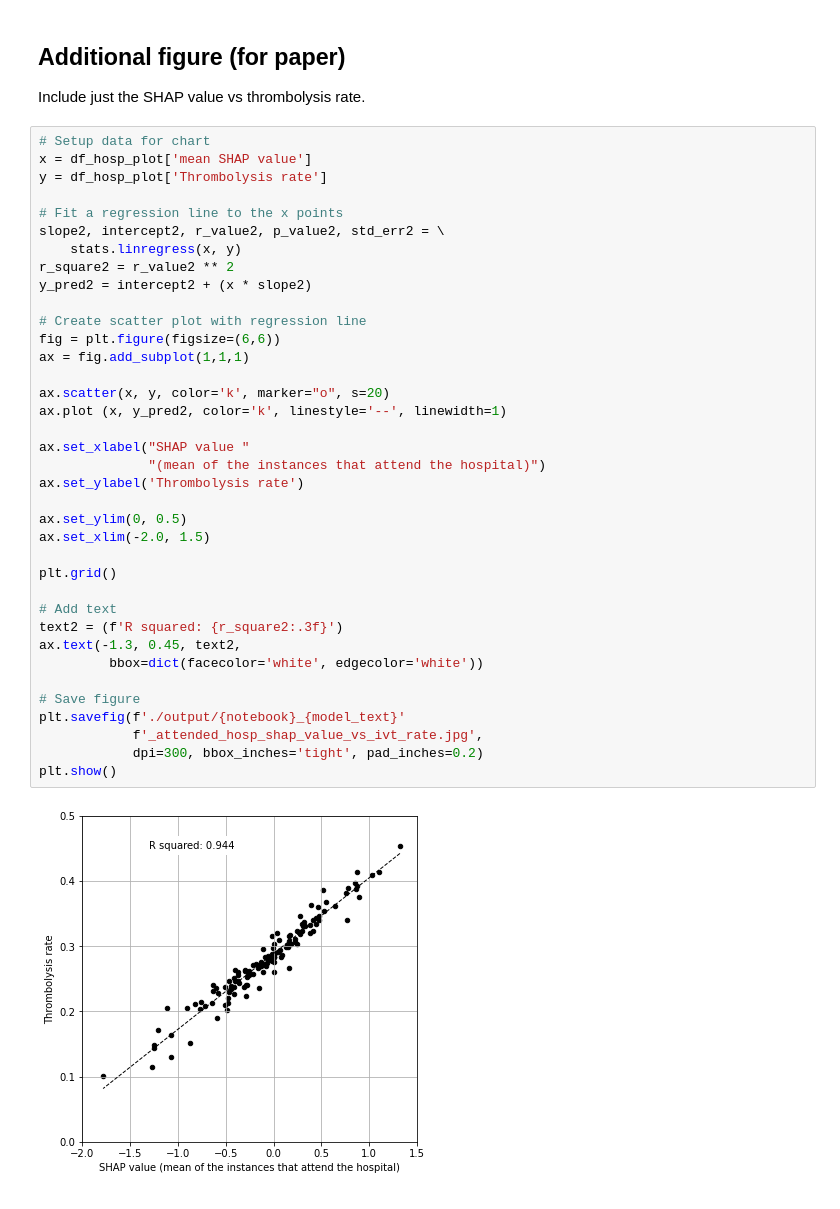
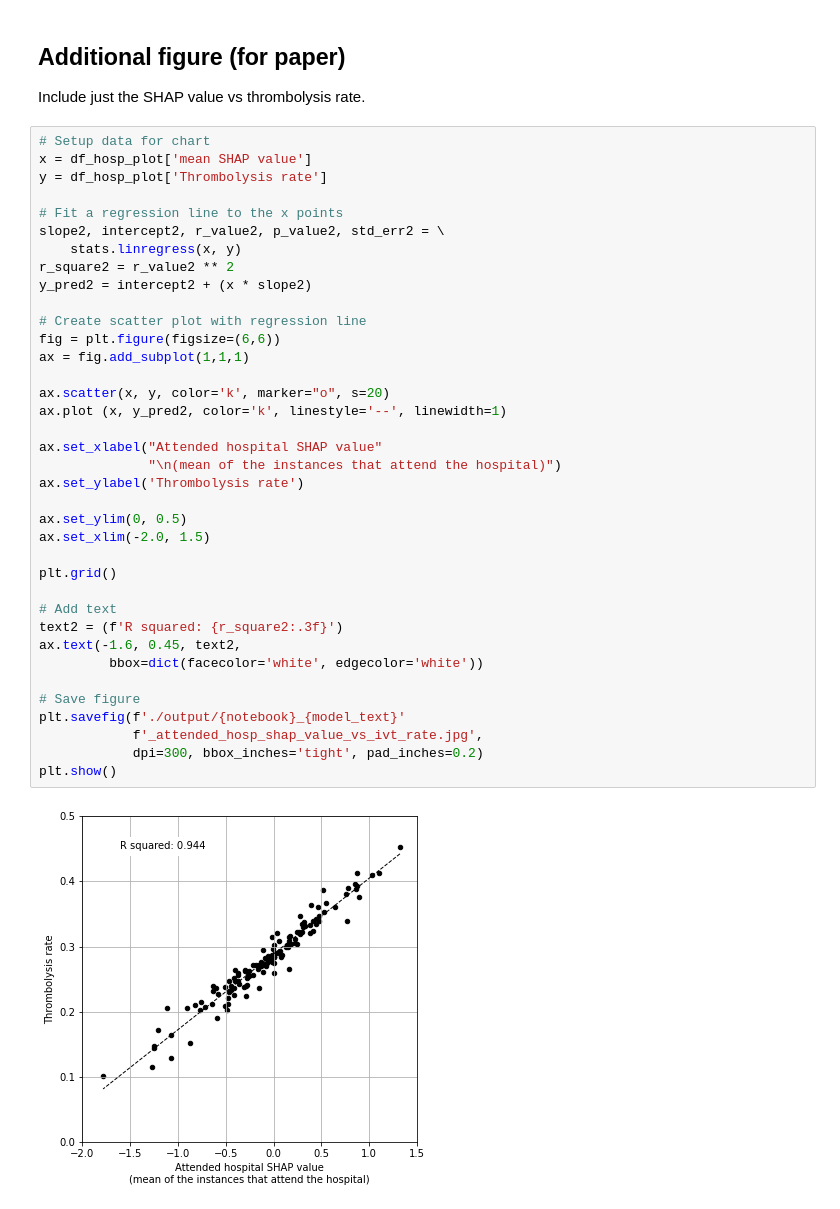
Before and after one commit to samuel-book/samuel_shap_paper_1, a Jupyter notebook: xgb_10_features/04a_xgb_10k_cohort_shap_values_interaction_values.ipynb, the cells around one changed output. Saved outputs shown, nothing was run; the diff lists cells and outputs as text.

Commit message:
edit plot layout and labels

```diff
--- a/xgb_10_features/04a_xgb_10k_cohort_shap_values_interaction_values.ipynb
+++ b/xgb_10_features/04a_xgb_10k_cohort_shap_values_interaction_values.ipynb
@@ -872,34 +872,34 @@ y = df_hosp_plot['Thrombolysis rate']
 # Fit a regression line to the x points
 slope2, intercept2, r_value2, p_value2, std_err2 = \
     stats.linregress(x, y)
 r_square2 = r_value2 ** 2
 y_pred2 = intercept2 + (x * slope2)
 
 # Create scatter plot with regression line
 fig = plt.figure(figsize=(6,6))
 ax = fig.add_subplot(1,1,1)
 
 ax.scatter(x, y, color='k', marker="o", s=20)
 ax.plot (x, y_pred2, color='k', linestyle='--', linewidth=1)
 
-ax.set_xlabel("SHAP value "
-              "(mean of the instances that attend the hospital)")
+ax.set_xlabel("Attended hospital SHAP value"
+              "\n(mean of the instances that attend the hospital)")
 ax.set_ylabel('Thrombolysis rate')
 
 ax.set_ylim(0, 0.5)
 ax.set_xlim(-2.0, 1.5)
 
 plt.grid()
 
 # Add text
 text2 = (f'R squared: {r_square2:.3f}')
-ax.text(-1.3, 0.45, text2,
+ax.text(-1.6, 0.45, text2,
          bbox=dict(facecolor='white', edgecolor='white'))
 
 # Save figure
 plt.savefig(f'./output/{notebook}_{model_text}'
             f'_attended_hosp_shap_value_vs_ivt_rate.jpg',
             dpi=300, bbox_inches='tight', pad_inches=0.2)
 plt.show()
 # %% [output]
-[figure, old version]
+[figure, new version]
```
